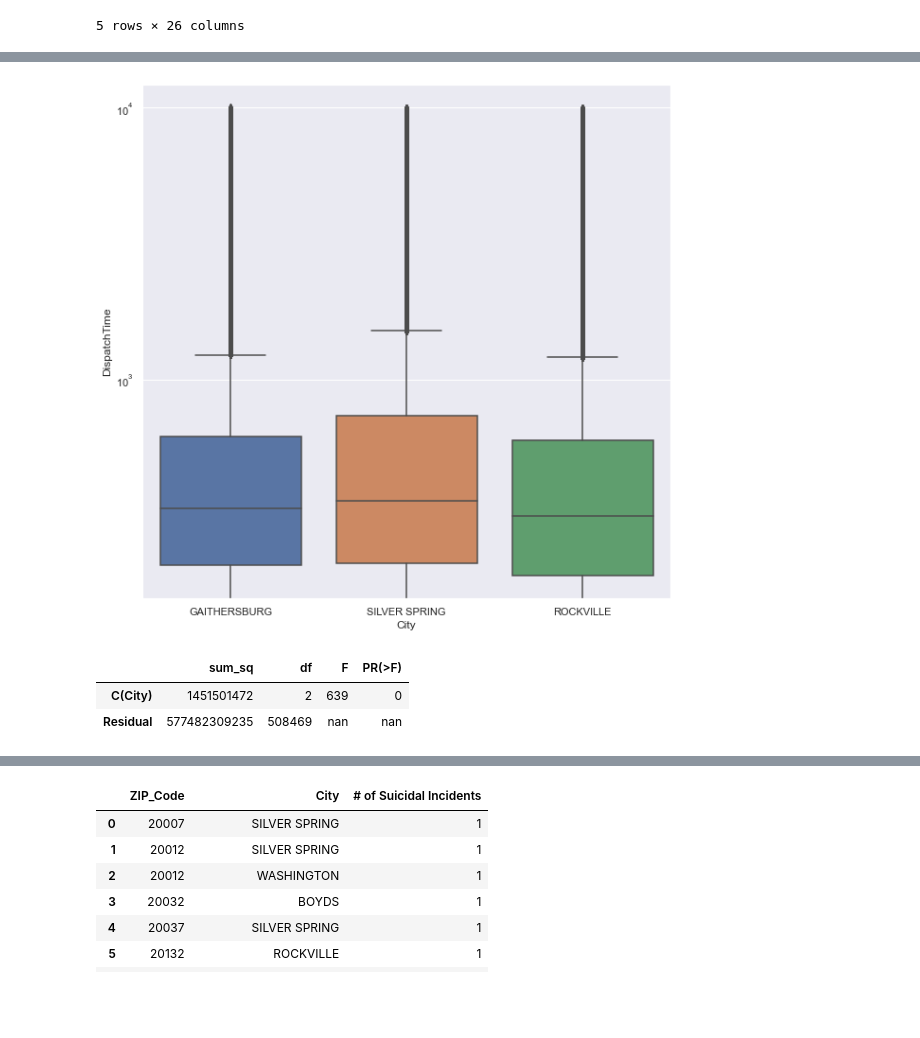
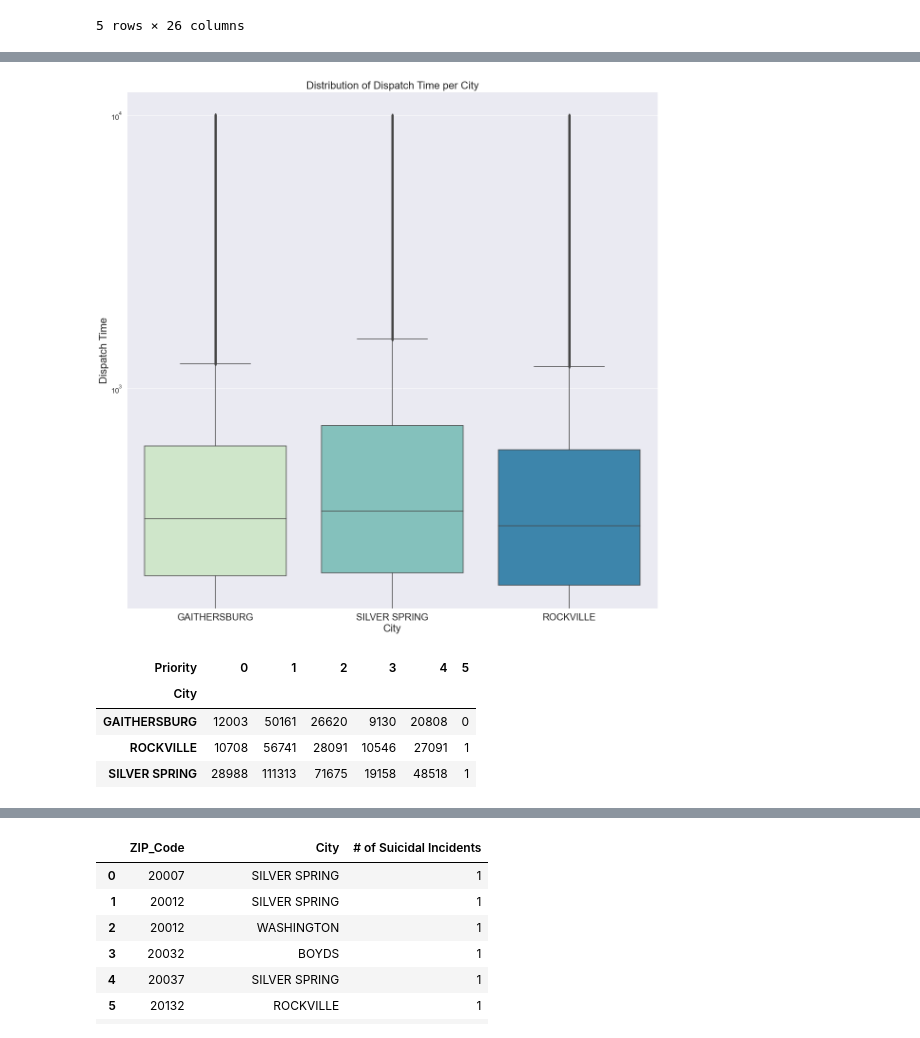
Before and after one commit to rohingarg/DATA205CAPSTONE, a Jupyter notebook: DATA205CAPSTONE.ipynb, the cells around one changed output, grey strips where cells are left out. Saved outputs shown, nothing was run; the diff lists cells and outputs as text; code cells hidden in the pictures; blank space fills up the shorter version.

```diff
--- a/DATA205CAPSTONE.ipynb
+++ b/DATA205CAPSTONE.ipynb
@@ -104,12 +123,15 @@ plt.show()
 #Bar graph illustrating the frequncy of incidents in each city
 # Y-Axis is log-scaled
 
-sns.set(rc = {'figure.figsize': (10,10)})
-freq = sns.countplot(x = 'City', data = df_pdi)
-freq.set_xticklabels(freq.get_xticklabels(), rotation = 90, fontsize = 10.5)
+sns.set(rc = {'figure.figsize': (15,15)})
+freq = sns.countplot(x = 'City', data = df_pdi, palette = "GnBu")
+freq.set_xticklabels(freq.get_xticklabels(), rotation = 90, fontsize = 13.5)
 freq.set(yscale="log")
+freq.patches[3].set_facecolor('#FF726f')
+freq.patches[2].set_facecolor('#FF726f')
+freq.patches[6].set_facecolor('#FF726f')
 plt.title('Number of Incidents per City', fontsize = 18)
-plt.ylabel('Count', fontsize = 15)
-plt.xlabel('City', fontsize = 15)
+plt.ylabel('Count', fontsize = 17)
+plt.xlabel('City', fontsize = 17)
 plt.show()
 # %% [output]
@@ -163,12 +193,18 @@ See the caveats in the documentation: https://pandas.pydata.org/pandas-docs/stab
 # %%
 # Boxplots showing the distribution of dispatch time in the three common cities
 # Y-Axis is log scaled
 
-ax = sns.boxplot(x='City', y='DispatchTime', data=common_dispatch)
+sns.set(rc = {'figure.figsize': (20,20)})
+ax = sns.boxplot(x='City', y='DispatchTime', data=common_dispatch, palette = "GnBu")
+ax.set_xticklabels(ax.get_xticklabels(), fontsize = 20)
+ax.set_yticklabels(ax.get_yticklabels(), fontsize = 15)
 ax.set(yscale = "log")
+plt.title('Distribution of Dispatch Time per City', fontsize = 22)
+plt.ylabel('Dispatch Time', fontsize = 22)
+plt.xlabel('City', fontsize = 22)
 plt.show()
 # %% [output]
-[figure, old version]
+[figure, new version]
 # %%
 # Importing packages
 
@@ -177,10 +214,9 @@ from statsmodels.formula.api import ols
-# %%
-# Failed attempt at ANOVA Test
-
-model = ols('DispatchTime ~ C(City)', data = common_dispatch).fit()
-anova_table = sm.stats.anova_lm(model, typ=2)
-anova_table
-# %% [output]
-|  | sum_sq | df | F | PR(>F) |
-| C(City) | 1451501472 | 2 | 639 | 0 |
-| Residual | 577482309235 | 508469 | nan | nan |
+# %%
+com_cit_contingency = pd.crosstab(common_cities['City'], common_cities['Priority'])
+com_cit_contingency
+# %% [output]
+| Priority | 0 | 1 | 2 | 3 | 4 | 5 |
+| City |  |  |  |  |  |  |
+| GAITHERSBURG | 12003 | 50161 | 26620 | 9130 | 20808 | 0 |
+| ROCKVILLE | 10708 | 56741 | 28091 | 10546 | 27091 | 1 |
+| SILVER SPRING | 28988 | 111313 | 71675 | 19158 | 48518 | 1 |
```
Also changed, not shown: parts of 39 cells of this notebook.
